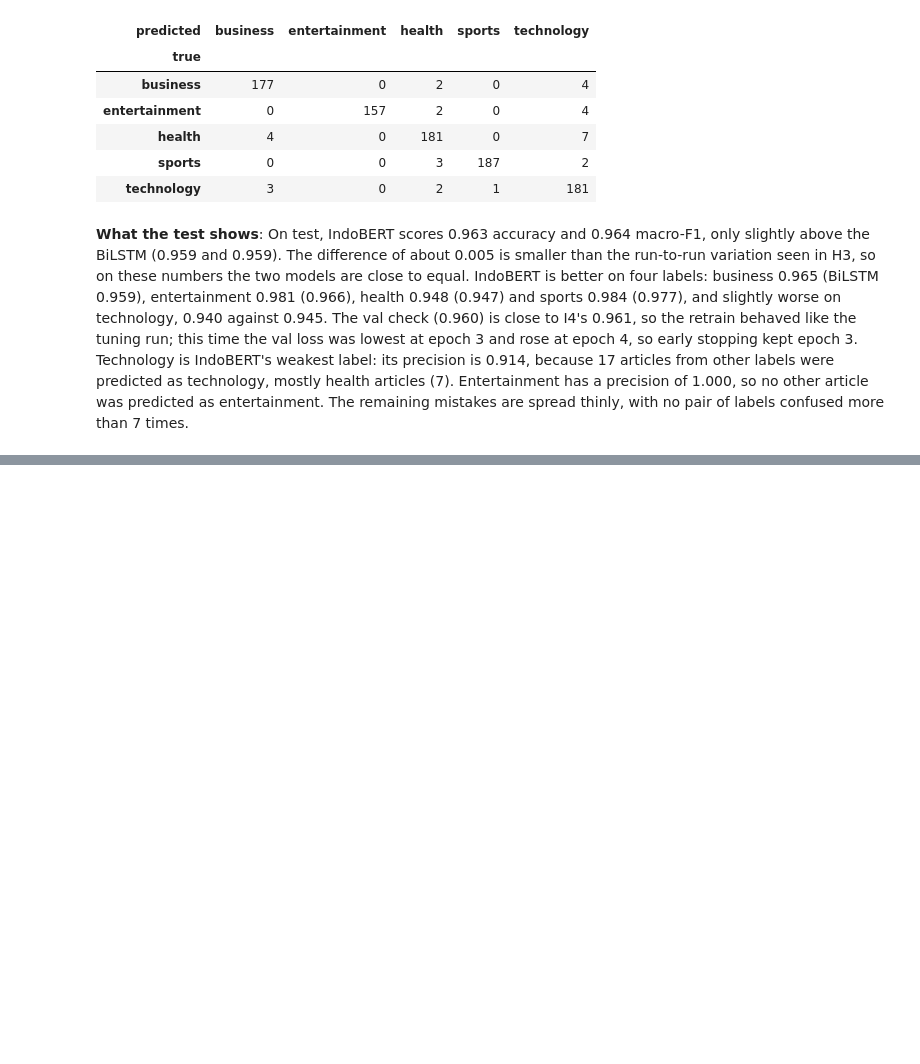
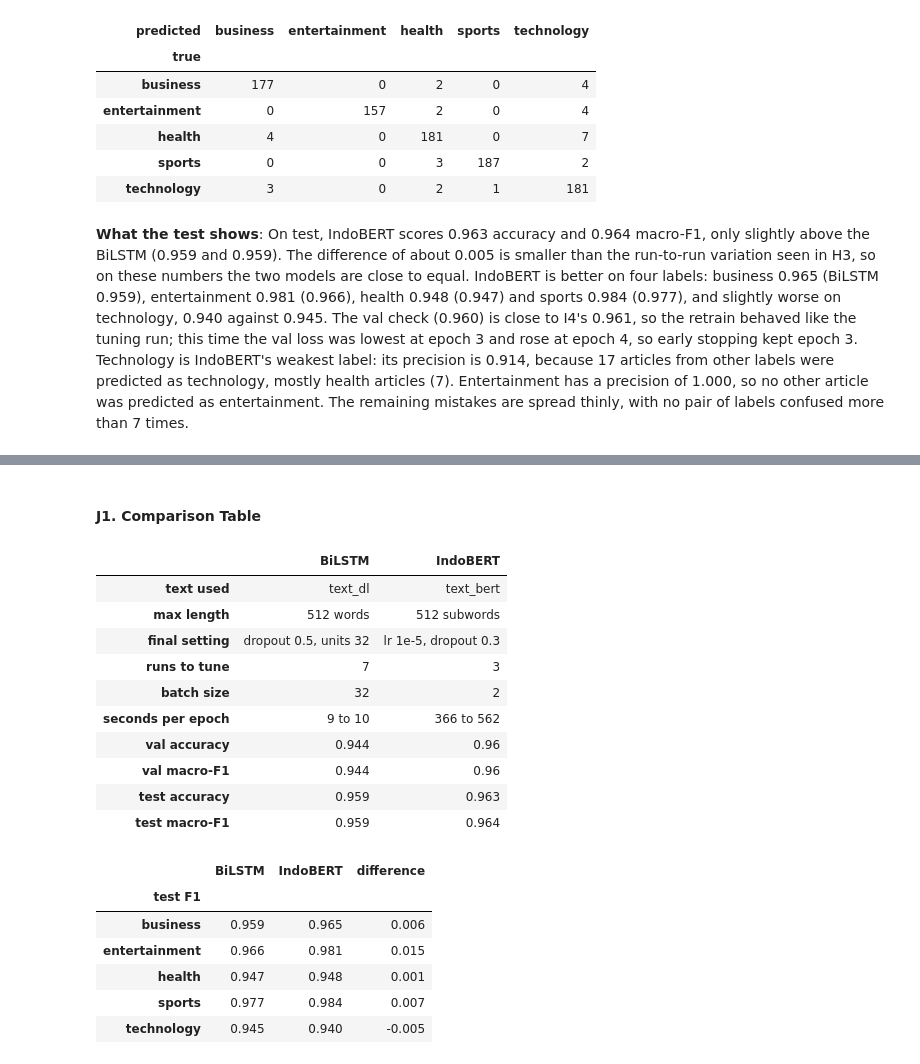
Before and after one commit to GilbertOwen/mining-articles-and-analyze-using-indobert-and-deep-learning, a Jupyter notebook: notebooks/classification_#3.ipynb, the cells around one changed output, grey strips where cells are left out. Cells and saved outputs as stored; diff of their text form; code cells hidden in the pictures; blank space fills up the shorter version.

```diff
--- a/notebooks/classification_#3.ipynb
+++ b/notebooks/classification_#3.ipynb
@@ -660,0 +665,41 @@ Test accuracy: 0.963 | Test macro-F1: 0.964
+# %% [markdown]
+#### J1. Comparison Table
+# %%
+# copied from the saved outputs of H4 (BiLSTM) and I5 (IndoBERT); time per epoch from the H2 and I5 training logs
+overall = pd.DataFrame({
+    "BiLSTM": {"text used": "text_dl", "max length": "512 words", "final setting": "dropout 0.5, units 32", "runs to tune": 7,
+               "batch size": 32, "seconds per epoch": "9 to 10", "val accuracy": 0.944, "val macro-F1": 0.944,
+               "test accuracy": 0.959, "test macro-F1": 0.959},
+    "IndoBERT": {"text used": "text_bert", "max length": "512 subwords", "final setting": "lr 1e-5, dropout 0.3", "runs to tune": 3,
+                 "batch size": 2, "seconds per epoch": "366 to 562", "val accuracy": 0.960, "val macro-F1": 0.960,
+                 "test accuracy": 0.963, "test macro-F1": 0.964},
+})
+
+per_label = pd.DataFrame({
+    "BiLSTM": [0.959, 0.966, 0.947, 0.977, 0.945],
+    "IndoBERT": [0.965, 0.981, 0.948, 0.984, 0.940],
+}, index=LABELS)
+per_label["difference"] = (per_label["IndoBERT"] - per_label["BiLSTM"]).round(3)
+per_label.index.name = "test F1"
+
+display(overall)
+per_label
+# %% [output]
+|  | BiLSTM | IndoBERT |
+| text used | text_dl | text_bert |
+| max length | 512 words | 512 subwords |
+| final setting | dropout 0.5, units 32 | lr 1e-5, dropout 0.3 |
+| runs to tune | 7 | 3 |
+| batch size | 32 | 2 |
+| seconds per epoch | 9 to 10 | 366 to 562 |
+| val accuracy | 0.944 | 0.96 |
+| val macro-F1 | 0.944 | 0.96 |
+| test accuracy | 0.959 | 0.963 |
+| test macro-F1 | 0.959 | 0.964 |
+|  | BiLSTM | IndoBERT | difference |
+| test F1 |  |  |  |
+| business | 0.959 | 0.965 | 0.006 |
+| entertainment | 0.966 | 0.981 | 0.015 |
+| health | 0.947 | 0.948 | 0.001 |
+| sports | 0.977 | 0.984 | 0.007 |
+| technology | 0.945 | 0.940 | -0.005 |
```
Also changed, not shown: parts of 2 cells of this notebook, 3 other files.
